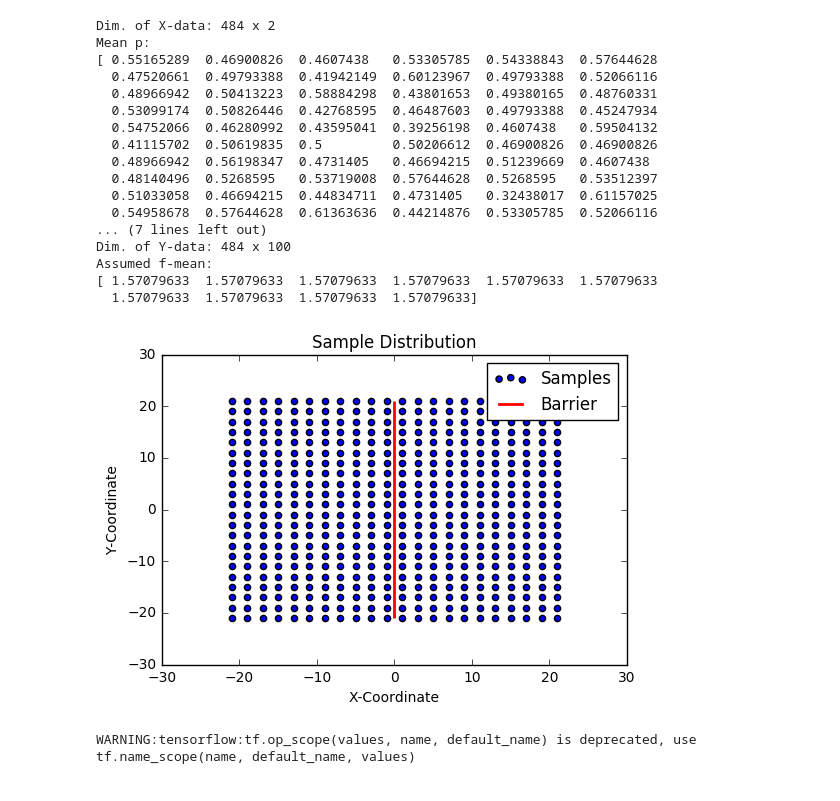
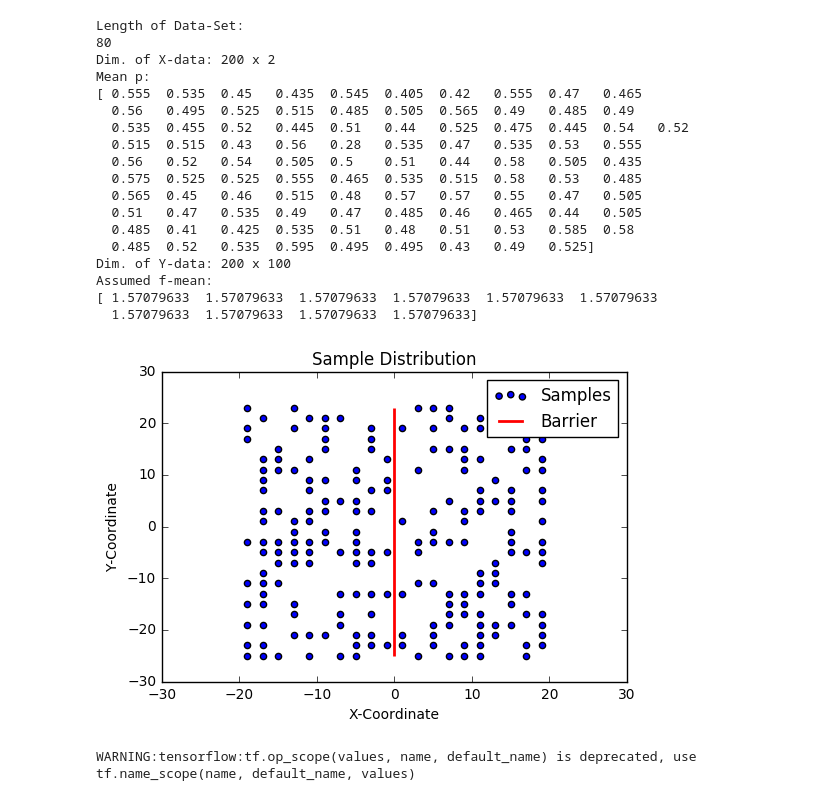
Before and after one commit to hringbauer/BarrierInferPublic, a Jupyter notebook: Laplace.ipynb, the cells around one changed output. Saved outputs shown, nothing was run; the diff lists cells and outputs as text; code cells hidden in the pictures.

```diff
--- a/Laplace.ipynb
+++ b/Laplace.ipynb
@@ -13,9 +13,22 @@ import time
 import scipy.optimize as opt
 # %%
-nr_inds=500  # Nr. of Individuals to Check
+nr_inds=200  # Nr. of Individuals to Check
 
-X_data = np.loadtxt('./coordinates10.csv', delimiter='$').astype('float64') # Load the complete X-Data
-Y_data = np.loadtxt('./data_genotypes10.csv', delimiter='$').astype('float64') # Load the complete Y-Data
+#X_data = np.loadtxt('./coordinates10.csv', delimiter='$').astype('float64') # Load the complete X-Data
+#Y_data = np.loadtxt('./data_genotypes10.csv', delimiter='$').astype('float64') # Load the complete Y-Data
+
+path1 = "data_lists.p"  # Load data from pickle file!
+x_data_sets, y_data_sets  = pickle.load(open(path1, "rb"))  # Load data from pickle file!
+print("Length of Data-Set: ")
+print(len(x_data_sets))
+
+data_set_nr=1
+X_data=x_data_sets[data_set_nr]
+Y_data=y_data_sets[data_set_nr]
+
+
+
+
 #print(len(X_data))
 inds=range(len(X_data))
 shuffle(inds)  # Random permutation of the indices. If not random draw - comment out
@@ -49,47 +62,48 @@ print(p_mean)
 #f_mean = np.loadtxt('./mean_f6.csv', delimiter='$').astype('float64')[inds]   # Empirical f_mean
 #f_mean = np.log(p_mean) - np.log(1 - p_mean) # Does a Logit Transform
 #f_mean=np.log(0.2)-np.log(1.0-0.2)   # If known
 
 #print(len(f_mean))
 #print(len(f_mean))
 Y_data[Y_data < 0.5] = -1.0  # For the logit Link function
 print("Dim. of Y-data: %i x %i" % (M1, nr_loci))
 
 #mean_paramss = np.array([f_mean for _ in range(nr_loci)]) # Initial Parameter for the mean-parameters
 #mean_paramss = np.array([0.0 for _ in range(nr_loci)])  # Set everything to 0
 mean_paramss = np.array([np.pi/2.0 for _ in range(nr_loci)])  # Set everything to 0.5. For ArcSin Model
 #mean_paramss = np.array(f_mean)
 print("Assumed f-mean:")
 print(mean_paramss[:10])
 
 # Plot the data
 pylab.figure()
 pylab.title("Sample Distribution")
 pylab.scatter(X_data[:,0], X_data[:,1], label = "Samples")
 pylab.vlines(0, min(X_data[:,1]), max(X_data[:,1]),linewidth=2, color="red", label="Barrier")
 pylab.xlabel("X-Coordinate")
 pylab.ylabel("Y-Coordinate")
 pylab.legend()
 pylab.show()
 # %% [output]
-Dim. of X-data: 484 x 2
+Length of Data-Set:
+80
+Dim. of X-data: 200 x 2
 Mean p:
-[ 0.55165289  0.46900826  0.4607438   0.53305785  0.54338843  0.57644628
-  0.47520661  0.49793388  0.41942149  0.60123967  0.49793388  0.52066116
-  0.48966942  0.50413223  0.58884298  0.43801653  0.49380165  0.48760331
-  0.53099174  0.50826446  0.42768595  0.46487603  0.49793388  0.45247934
-  0.54752066  0.46280992  0.43595041  0.39256198  0.4607438   0.59504132
-  0.41115702  0.50619835  0.5         0.50206612  0.46900826  0.46900826
-  0.48966942  0.56198347  0.4731405   0.46694215  0.51239669  0.4607438
-  0.48140496  0.5268595   0.53719008  0.57644628  0.5268595   0.53512397
-  0.51033058  0.46694215  0.44834711  0.4731405   0.32438017  0.61157025
-  0.54958678  0.57644628  0.61363636  0.44214876  0.53305785  0.52066116
-... (7 lines left out)
-Dim. of Y-data: 484 x 100
+[ 0.555  0.535  0.45   0.435  0.545  0.405  0.42   0.555  0.47   0.465
+  0.56   0.495  0.525  0.515  0.485  0.505  0.565  0.49   0.485  0.49
+  0.535  0.455  0.52   0.445  0.51   0.44   0.525  0.475  0.445  0.54   0.52
+  0.515  0.515  0.43   0.56   0.28   0.535  0.47   0.535  0.53   0.555
+  0.56   0.52   0.54   0.505  0.5    0.51   0.44   0.58   0.505  0.435
+  0.575  0.525  0.525  0.555  0.465  0.535  0.515  0.58   0.53   0.485
+  0.565  0.45   0.46   0.515  0.48   0.57   0.57   0.55   0.47   0.505
+  0.51   0.47   0.535  0.49   0.47   0.485  0.46   0.465  0.44   0.505
+  0.485  0.41   0.425  0.535  0.51   0.48   0.51   0.53   0.585  0.58
+  0.485  0.52   0.535  0.595  0.495  0.495  0.43   0.49   0.525]
+Dim. of Y-data: 200 x 100
 Assumed f-mean:
 [ 1.57079633  1.57079633  1.57079633  1.57079633  1.57079633  1.57079633
   1.57079633  1.57079633  1.57079633  1.57079633]
-[figure, old version]
+[figure, new version]
 # %%
 ###### The Full Kernel:
 def full_kernel_function(coords, l, a, c):
```
Also changed, not shown: parts of 4 cells of this notebook, 1 other file.
